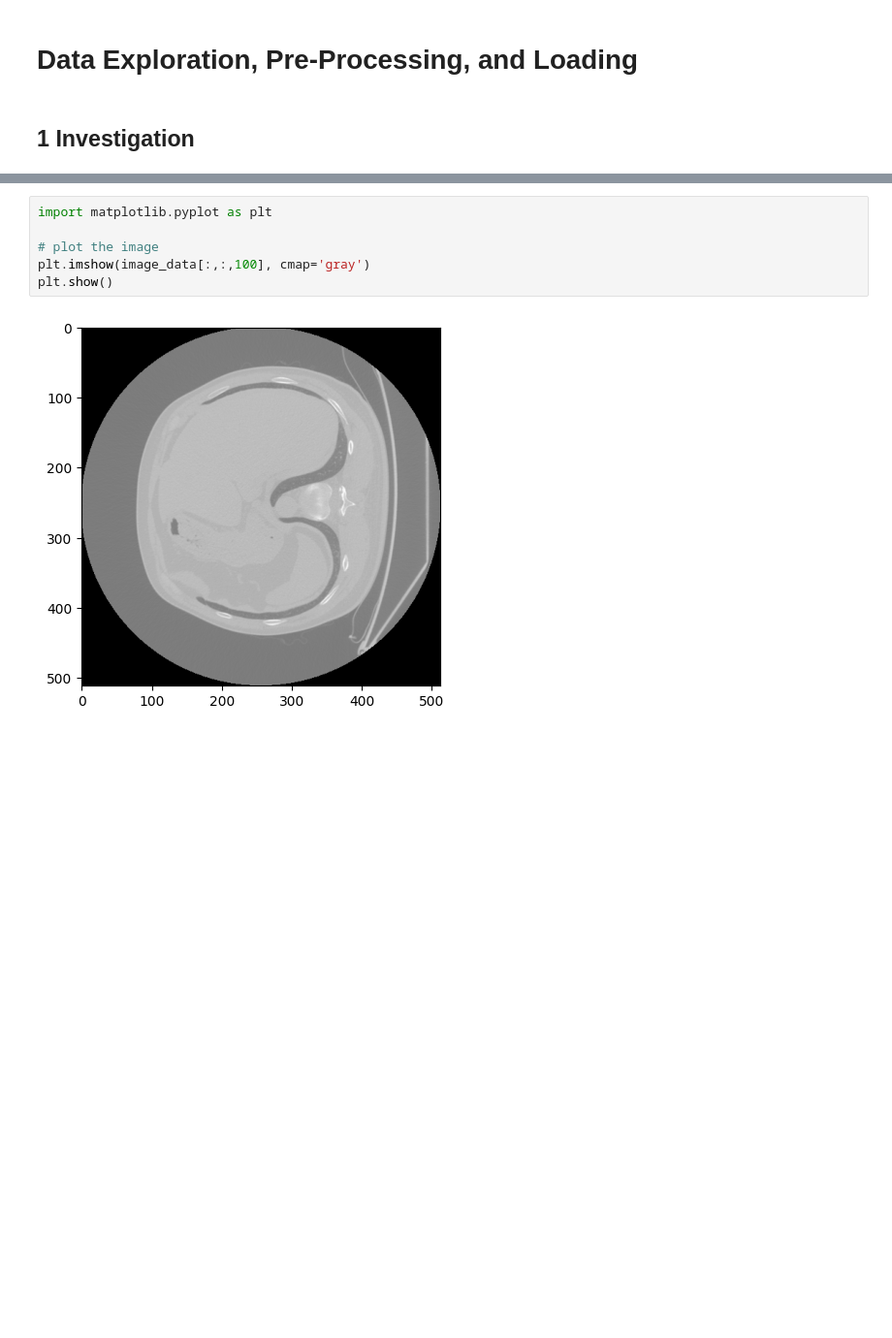
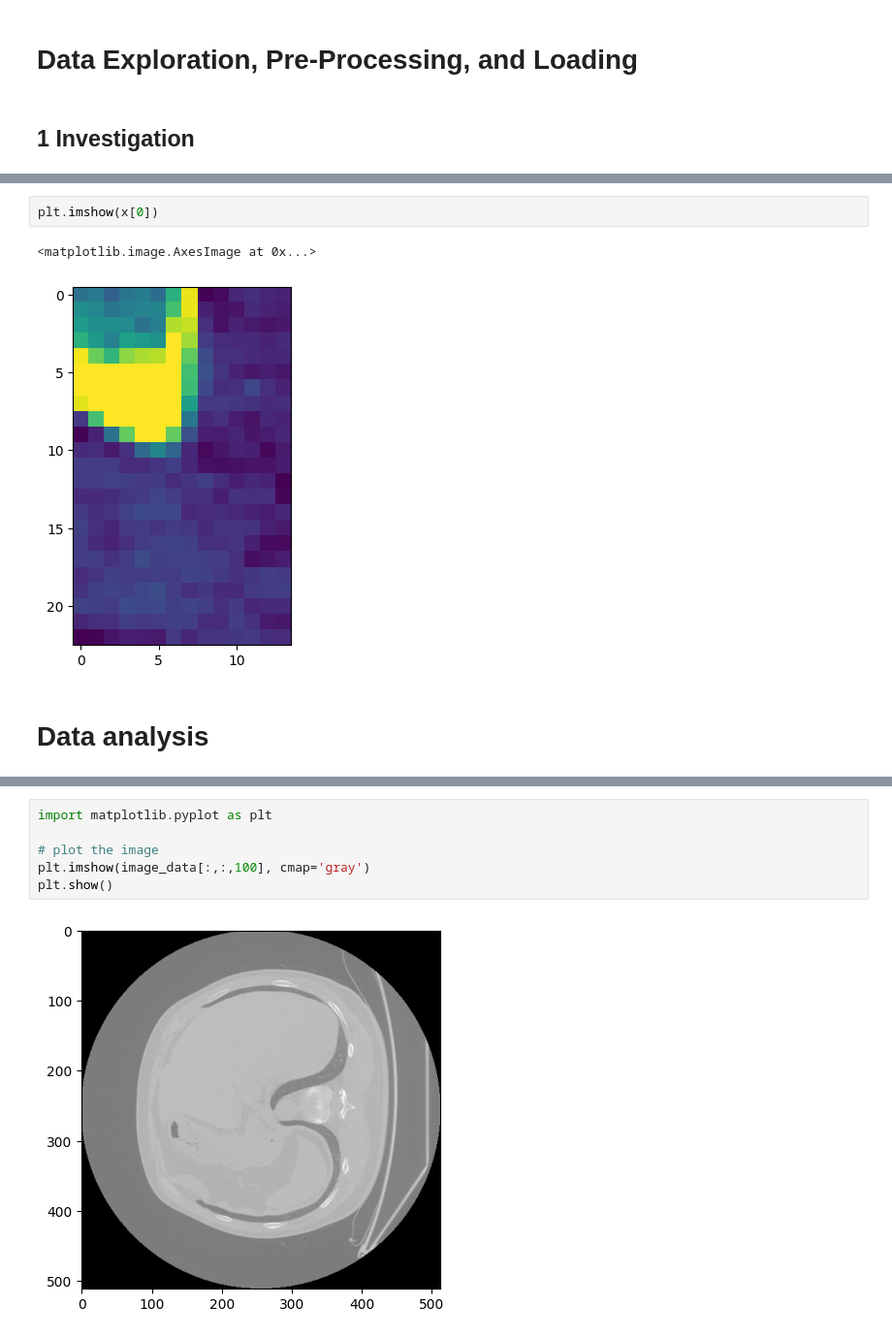
Before and after one commit to elidub/MedicalImaging_Ribfracture, a Jupyter notebook: notebooks/data_exploration_elias.ipynb, the cells around one changed output, grey strips where cells are left out. Shown: that part at 97% size. Saved outputs shown, nothing was run; the diff lists cells and outputs as text; blank space fills up the shorter version.

```diff
--- a/notebooks/data_exploration_elias.ipynb
+++ b/notebooks/data_exploration_elias.ipynb
@@ -16,0 +65,7 @@ def read_image(file_path):
+# %%
+plt.imshow(x[0])
+# %% [output]
+<matplotlib.image.AxesImage at 0x...>
+[figure, added]
+# %% [markdown]
+# Data analysis
```
Also changed, not shown: parts of 16 cells of this notebook, 6 other files.
